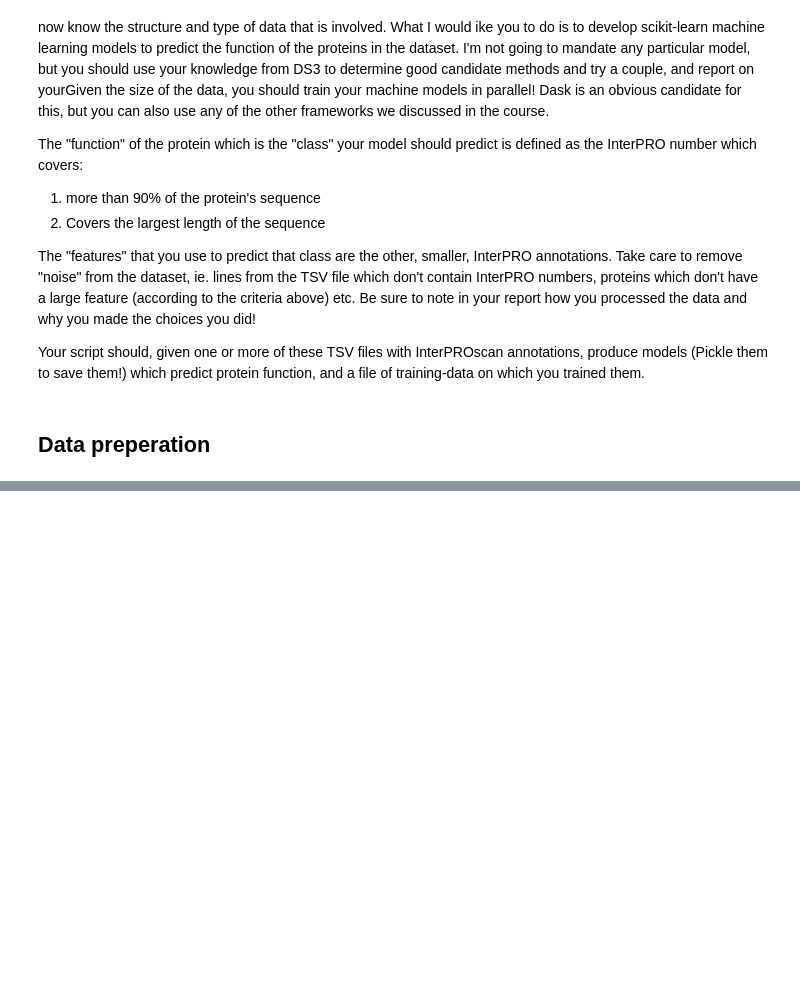
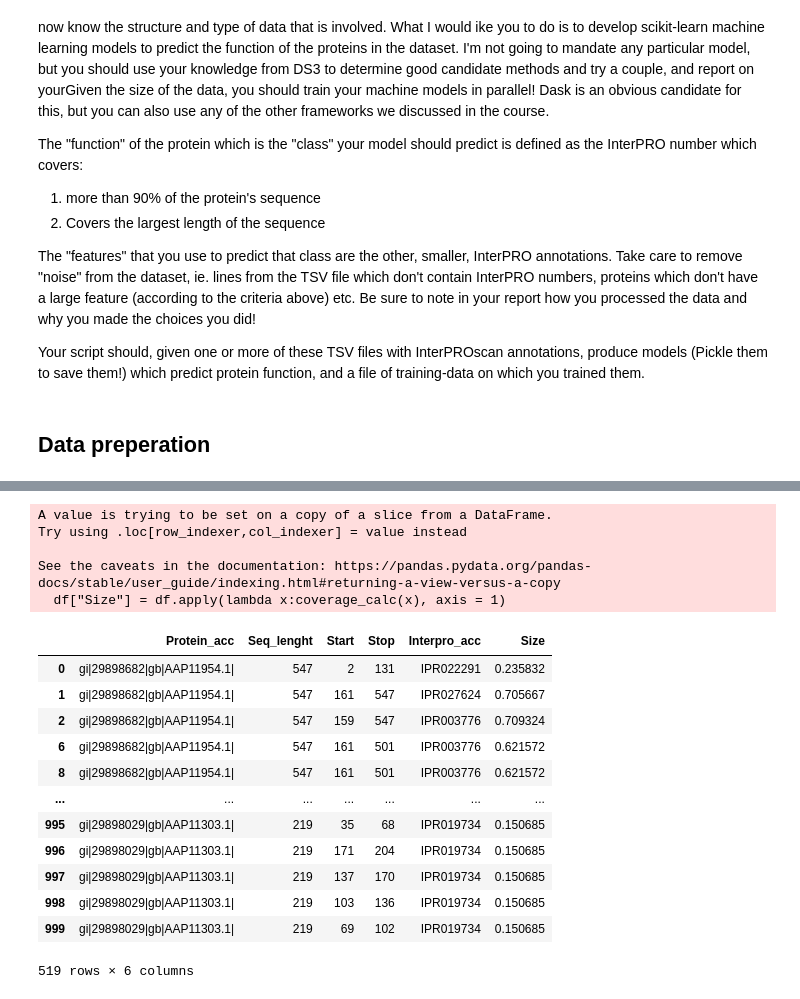
Before and after one commit to Pinatic/Programming3, a Jupyter notebook: Assignment6/Assignment6_NB.ipynb, the cells around one changed output, grey strips where cells are left out. Saved outputs shown, nothing was run; the diff lists cells and outputs as text; code cells hidden in the pictures; blank space fills up the shorter version.

```diff
--- a/Assignment6/Assignment6_NB.ipynb
+++ b/Assignment6/Assignment6_NB.ipynb
@@ -127,0 +88,38 @@ df2
+# %%
+def coverage_calc(ddf):
+    """
+    calculate percentage the feature covers on the total protein length
+    use with .apply() method
+
+    returns:
+        0 if Interpro_acc < 0.90 (small)
+        1 if Interpro_acc > 0.90 (large)
+    """
+
+    Size = (ddf["Stop"] - ddf["Start"]) / ddf["Seq_lenght"]
+    return Size
+
+
+df["Size"] = df.apply(lambda x:coverage_calc(x), axis = 1)
+# %% [output]
+A value is trying to be set on a copy of a slice from a DataFrame.
+Try using .loc[row_indexer,col_indexer] = value instead
+
+See the caveats in the documentation: https://pandas.pydata.org/pandas-docs/stable/user_guide/indexing.html#returning-a-view-versus-a-copy
+  df["Size"] = df.apply(lambda x:coverage_calc(x), axis = 1)
+# %%
+df
+# %% [output]
+|  | Protein_acc | Seq_lenght | Start | Stop | Interpro_acc | Size |
+| 0 | gi|29898682|gb|AAP11954.1| | 547 | 2 | 131 | IPR022291 | 0.235832 |
+| 1 | gi|29898682|gb|AAP11954.1| | 547 | 161 | 547 | IPR027624 | 0.705667 |
+| 2 | gi|29898682|gb|AAP11954.1| | 547 | 159 | 547 | IPR003776 | 0.709324 |
+| 6 | gi|29898682|gb|AAP11954.1| | 547 | 161 | 501 | IPR003776 | 0.621572 |
+| 8 | gi|29898682|gb|AAP11954.1| | 547 | 161 | 501 | IPR003776 | 0.621572 |
+| ... | ... | ... | ... | ... | ... | ... |
+| 995 | gi|29898029|gb|AAP11303.1| | 219 | 35 | 68 | IPR019734 | 0.150685 |
+| 996 | gi|29898029|gb|AAP11303.1| | 219 | 171 | 204 | IPR019734 | 0.150685 |
+| 997 | gi|29898029|gb|AAP11303.1| | 219 | 137 | 170 | IPR019734 | 0.150685 |
+| 998 | gi|29898029|gb|AAP11303.1| | 219 | 103 | 136 | IPR019734 | 0.150685 |
+| 999 | gi|29898029|gb|AAP11303.1| | 219 | 69 | 102 | IPR019734 | 0.150685 |
+519 rows × 6 columns
```
Also changed, not shown: parts of 12 cells of this notebook, 3 other files.
